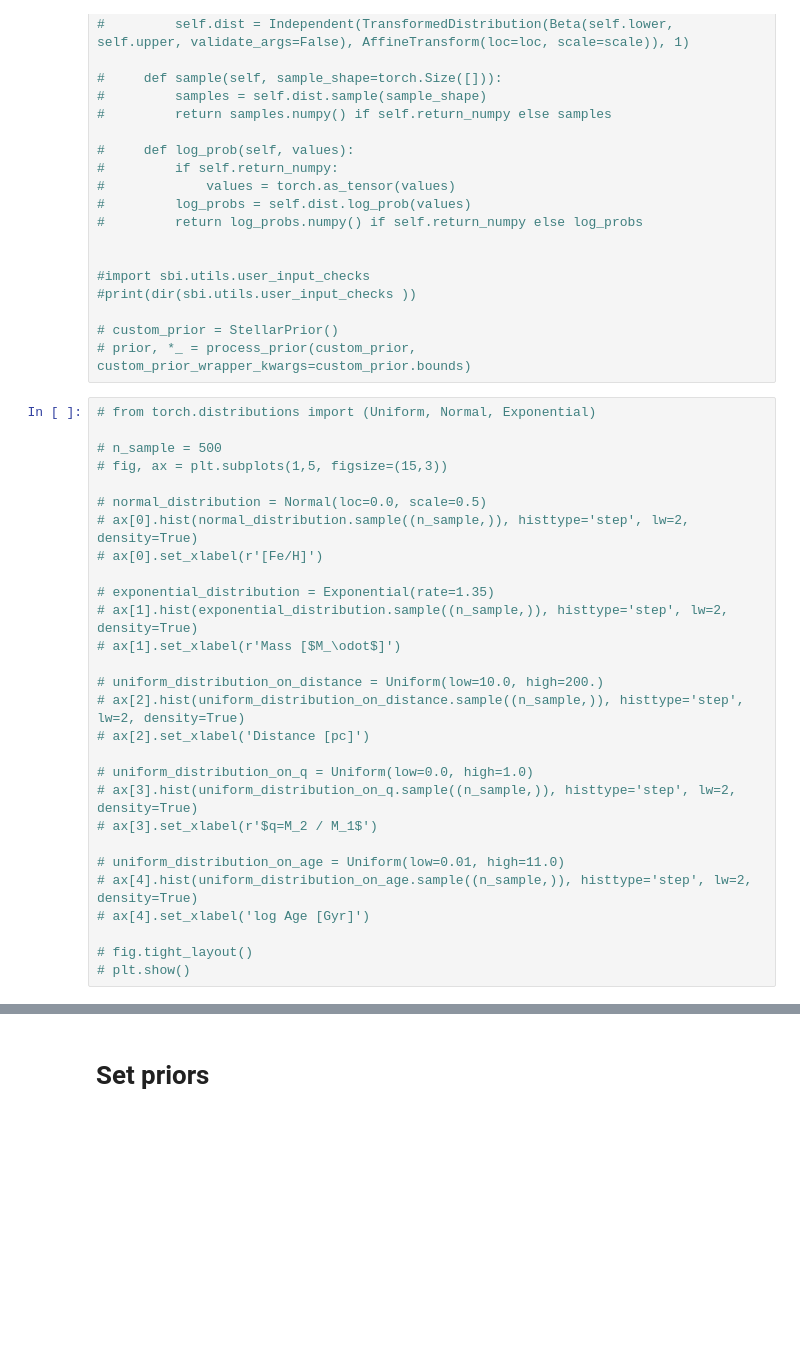
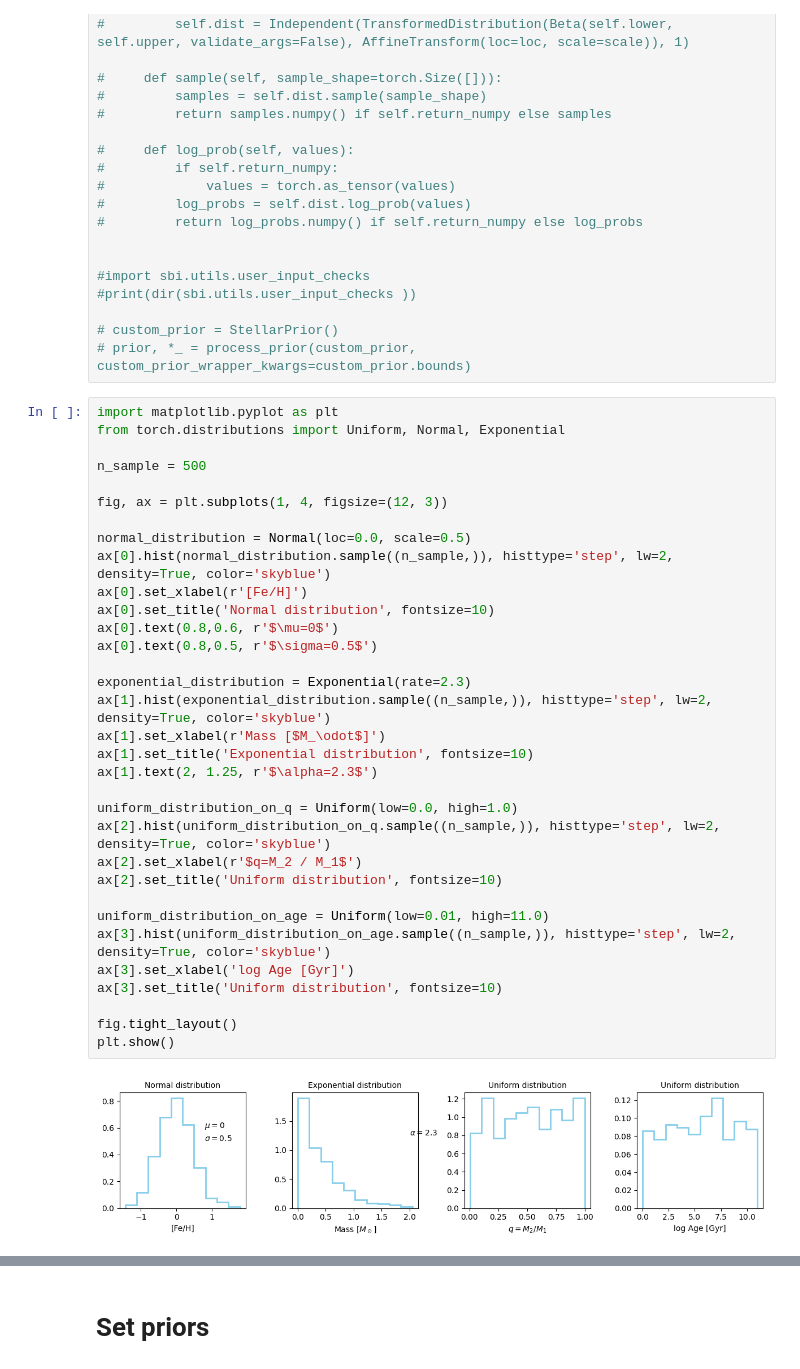
Before and after one commit to stevenalfonso/SBIforBinaryStars, a Jupyter notebook: sbi_for_binaries.ipynb, the cells around one changed output, grey strips where cells are left out. Cells and saved outputs as stored; diff of their text form; blank space fills up the shorter version.

```diff
--- a/sbi_for_binaries.ipynb
+++ b/sbi_for_binaries.ipynb
@@ -99,30 +96,37 @@ def simulator(theta):
 # custom_prior = StellarPrior()
 # prior, *_ = process_prior(custom_prior, custom_prior_wrapper_kwargs=custom_prior.bounds)
 # %%
-# from torch.distributions import (Uniform, Normal, Exponential)
+import matplotlib.pyplot as plt
+from torch.distributions import Uniform, Normal, Exponential
 
-# n_sample = 500
-# fig, ax = plt.subplots(1,5, figsize=(15,3))
+n_sample = 500
 
-# normal_distribution = Normal(loc=0.0, scale=0.5)
-# ax[0].hist(normal_distribution.sample((n_sample,)), histtype='step', lw=2, density=True)
-# ax[0].set_xlabel(r'[Fe/H]')
+fig, ax = plt.subplots(1, 4, figsize=(12, 3))
 
-# exponential_distribution = Exponential(rate=1.35)
-# ax[1].hist(exponential_distribution.sample((n_sample,)), histtype='step', lw=2, density=True)
-# ax[1].set_xlabel(r'Mass [$M_\odot$]')
+normal_distribution = Normal(loc=0.0, scale=0.5)
+ax[0].hist(normal_distribution.sample((n_sample,)), histtype='step', lw=2, density=True, color='skyblue')
+ax[0].set_xlabel(r'[Fe/H]')
+ax[0].set_title('Normal distribution', fontsize=10)
+ax[0].text(0.8,0.6, r'$\mu=0$')
+ax[0].text(0.8,0.5, r'$\sigma=0.5$')
 
-# uniform_distribution_on_distance = Uniform(low=10.0, high=200.)
-# ax[2].hist(uniform_distribution_on_distance.sample((n_sample,)), histtype='step', lw=2, density=True)
-# ax[2].set_xlabel('Distance [pc]')
+exponential_distribution = Exponential(rate=2.3)
+ax[1].hist(exponential_distribution.sample((n_sample,)), histtype='step', lw=2, density=True, color='skyblue')
+ax[1].set_xlabel(r'Mass [$M_\odot$]')
+ax[1].set_title('Exponential distribution', fontsize=10)
+ax[1].text(2, 1.25, r'$\alpha=2.3$')
 
-# uniform_distribution_on_q = Uniform(low=0.0, high=1.0)
-# ax[3].hist(uniform_distribution_on_q.sample((n_sample,)), histtype='step', lw=2, density=True)
-# ax[3].set_xlabel(r'$q=M_2 / M_1$')
+uniform_distribution_on_q = Uniform(low=0.0, high=1.0)
+ax[2].hist(uniform_distribution_on_q.sample((n_sample,)), histtype='step', lw=2, density=True, color='skyblue')
+ax[2].set_xlabel(r'$q=M_2 / M_1$')
+ax[2].set_title('Uniform distribution', fontsize=10)
 
-# uniform_distribution_on_age = Uniform(low=0.01, high=11.0)
-# ax[4].hist(uniform_distribution_on_age.sample((n_sample,)), histtype='step', lw=2, density=True)
-# ax[4].set_xlabel('log Age [Gyr]')
+uniform_distribution_on_age = Uniform(low=0.01, high=11.0)
+ax[3].hist(uniform_distribution_on_age.sample((n_sample,)), histtype='step', lw=2, density=True, color='skyblue')
+ax[3].set_xlabel('log Age [Gyr]')
+ax[3].set_title('Uniform distribution', fontsize=10)
 
-# fig.tight_layout()
-# plt.show()
+fig.tight_layout()
+plt.show()
+# %% [output]
+[figure, added]
```
Also changed, not shown: parts of 25 cells of this notebook, 11 other files.
